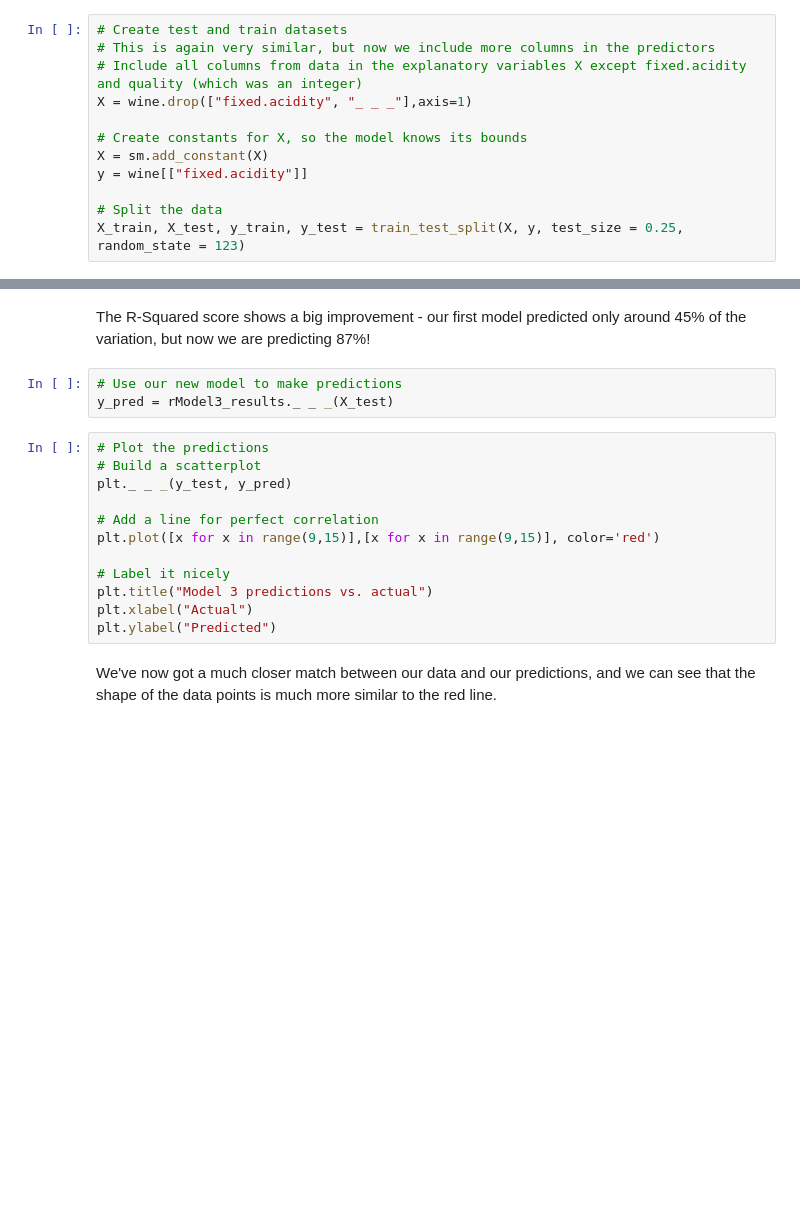
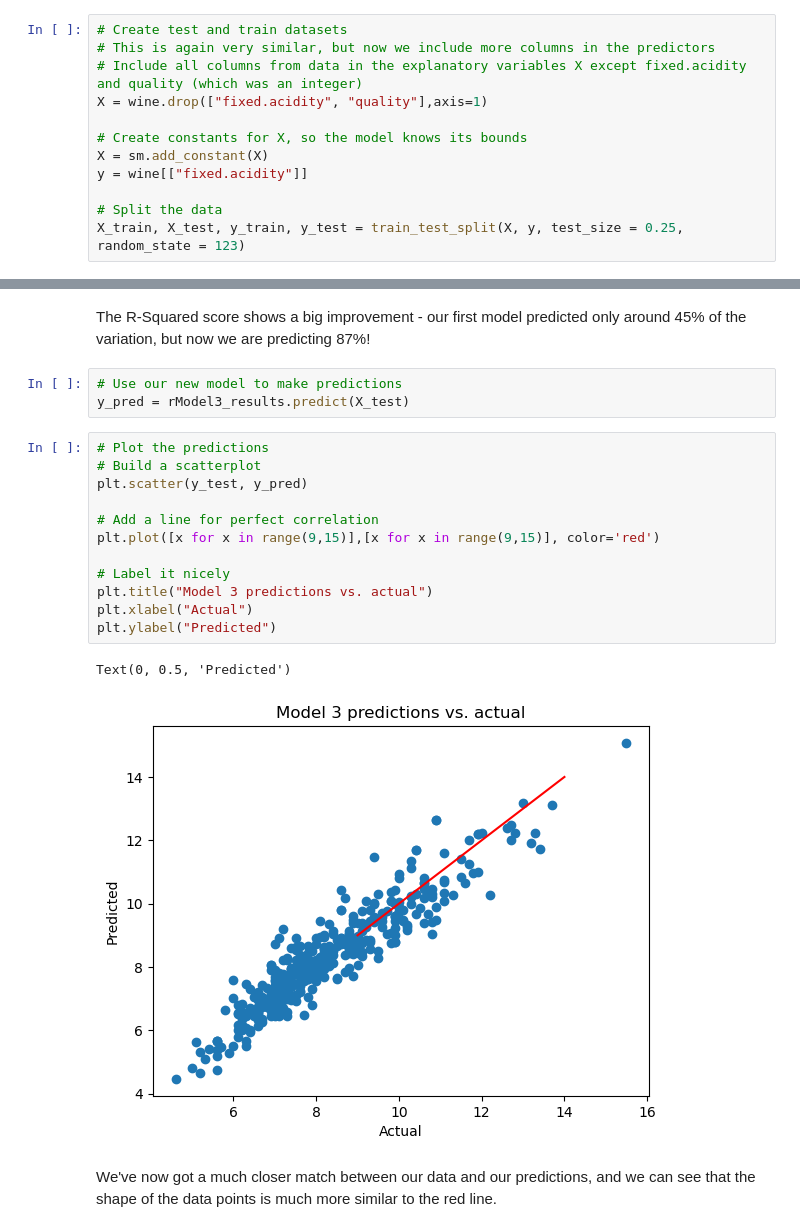
Before and after one commit to vanslykeaudio/SpringBoardDataScience, a Jupyter notebook: 11.4.1_Case_Study_-_Linear_Regression_1_/11.4.1 Case Study - Linear Regression/Springboard Regression Case Study - the Red Wine Dataset - Tier 1.ipynb, the cells around one changed output, grey strips where cells are left out. Saved outputs shown, nothing was run; the diff lists cells and outputs as text; blank space fills up the shorter version.

```diff
--- a/11.4.1_Case_Study_-_Linear_Regression_1_/11.4.1 Case Study - Linear Regression/Springboard Regression Case Study - the Red Wine Dataset - Tier 1.ipynb
+++ b/11.4.1_Case_Study_-_Linear_Regression_1_/11.4.1 Case Study - Linear Regression/Springboard Regression Case Study - the Red Wine Dataset - Tier 1.ipynb
@@ -379,7 +417,7 @@ Remember, as Professor Spiegelhalter explains on p.132 of *AoS*, including more
 # Create test and train datasets
 # This is again very similar, but now we include more columns in the predictors
 # Include all columns from data in the explanatory variables X except fixed.acidity and quality (which was an integer)
-X = wine.drop(["fixed.acidity", "_ _ _"],axis=1)
+X = wine.drop(["fixed.acidity", "quality"],axis=1)
 
 # Create constants for X, so the model knows its bounds
 X = sm.add_constant(X)
@@ -400,19 +469,22 @@ rModel3_results.summary()
 The R-Squared score shows a big improvement - our first model predicted only around 45% of the variation, but now we are predicting 87%!
 # %%
 # Use our new model to make predictions
-y_pred = rModel3_results._ _ _(X_test)
+y_pred = rModel3_results.predict(X_test)
 # %%
 # Plot the predictions
 # Build a scatterplot
-plt._ _ _(y_test, y_pred)
+plt.scatter(y_test, y_pred)
 
 # Add a line for perfect correlation
 plt.plot([x for x in range(9,15)],[x for x in range(9,15)], color='red')
 
 # Label it nicely
 plt.title("Model 3 predictions vs. actual")
 plt.xlabel("Actual")
 plt.ylabel("Predicted")
+# %% [output]
+Text(0, 0.5, 'Predicted')
+[figure, added]
 # %% [markdown]
 We've now got a much closer match between our data and our predictions, and we can see that the shape of the data points is much more similar to the red line.
 # %% [markdown]
```
Also changed, not shown: parts of 18 cells of this notebook.
